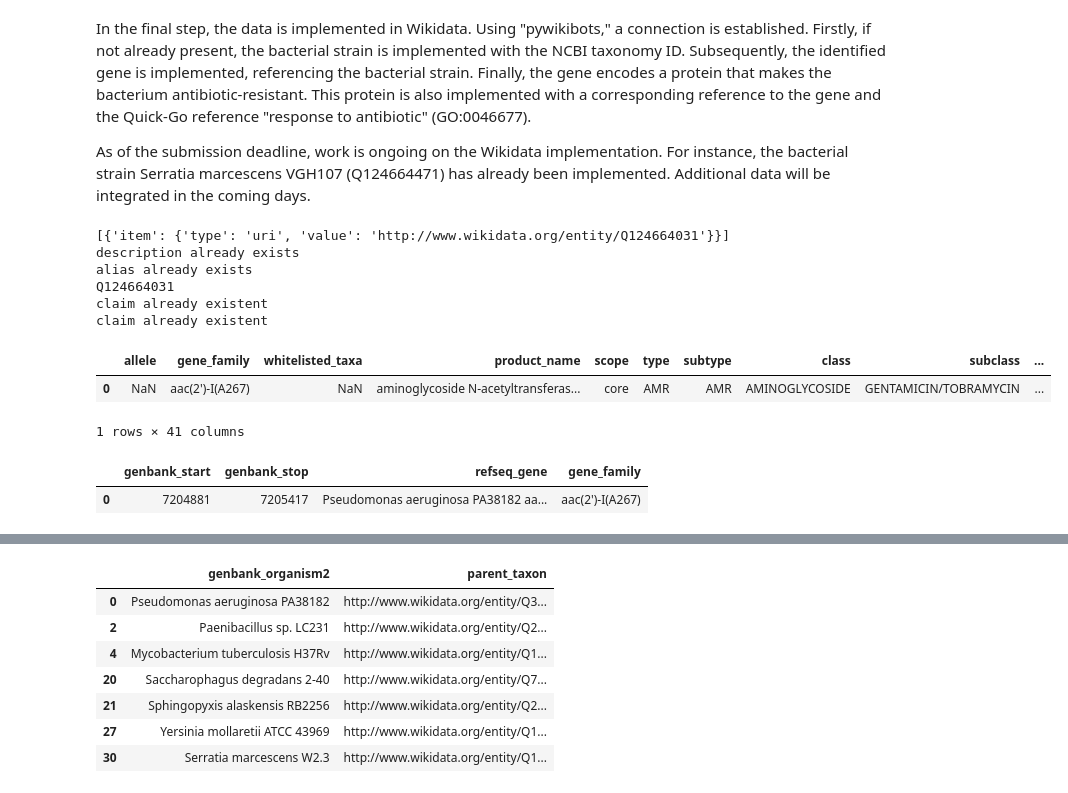
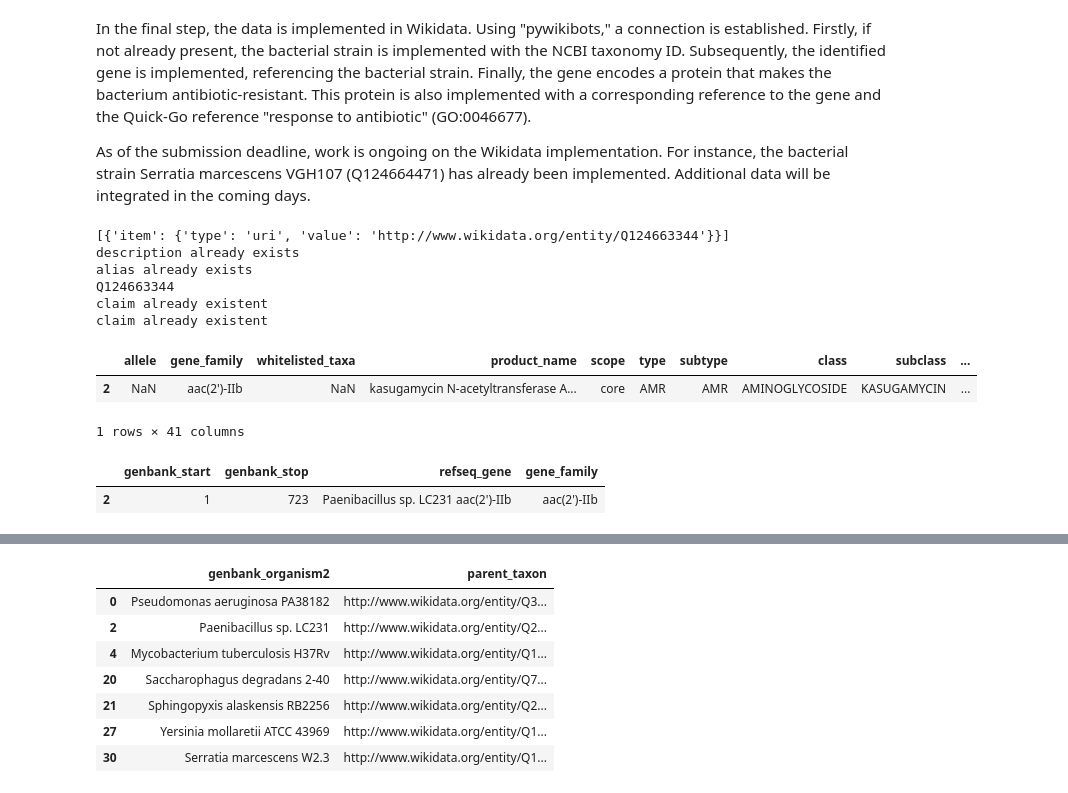
Before and after one commit to gjmm07/DS_LOD_and_Knowledge_Graphs_2023_Finn_Heydemann, a Jupyter notebook: main.ipynb, the cells around one changed output, grey strips where cells are left out. Drawn from its saved outputs; the diff is of its cells as text; code cells hidden in the pictures.

```diff
--- a/main.ipynb
+++ b/main.ipynb
@@ -480,30 +480,24 @@ def wikidata_wrapper(df_row: pd.Series) -> str:
     wa.add_ncbi_taxonomy_id()
     return wa.strain_page.getID()
 # %%
-##################
-### DISCLAIMER ###
-##################
-# This is not finished yet - I have to dive deeper into this
-# will be finished in the coming days
 
-z = df.iloc[0:1].copy()
+z = df.iloc[1:2].copy()
 z["strain_wd_id"] = z.apply(wikidata_wrapper, axis=1)
-z
 # %% [output]
-[{'item': {'type': 'uri', 'value': 'http://www.wikidata.org/entity/Q124664031'}}]
+[{'item': {'type': 'uri', 'value': 'http://www.wikidata.org/entity/Q124663344'}}]
 description already exists
 alias already exists
-Q124664031
+Q124663344
 claim already existent
 claim already existent
 |  | allele | gene_family | whitelisted_taxa | product_name | scope | type | subtype | class | subclass | ... |
-| 0 | NaN | aac(2')-I(A267) | NaN | aminoglycoside N-acetyltransferas... | core | AMR | AMR | AMINOGLYCOSIDE | GENTAMICIN/TOBRAMYCIN | ... |
+| 2 | NaN | aac(2')-IIb | NaN | kasugamycin N-acetyltransferase A... | core | AMR | AMR | AMINOGLYCOSIDE | KASUGAMYCIN | ... |
 1 rows × 41 columns
 # %%
 z[["genbank_start", "genbank_stop", "refseq_gene", "gene_family"]]
 # %% [output]
 |  | genbank_start | genbank_stop | refseq_gene | gene_family |
-| 0 | 7204881 | 7205417 | Pseudomonas aeruginosa PA38182 aa... | aac(2')-I(A267) |
+| 2 | 1 | 723 | Paenibacillus sp. LC231 aac(2')-IIb | aac(2')-IIb |
 # %%
 from WikidataAdder import GeneWikidataAdder
 
```
Also changed, not shown: parts of 8 cells of this notebook, 5 other files.
